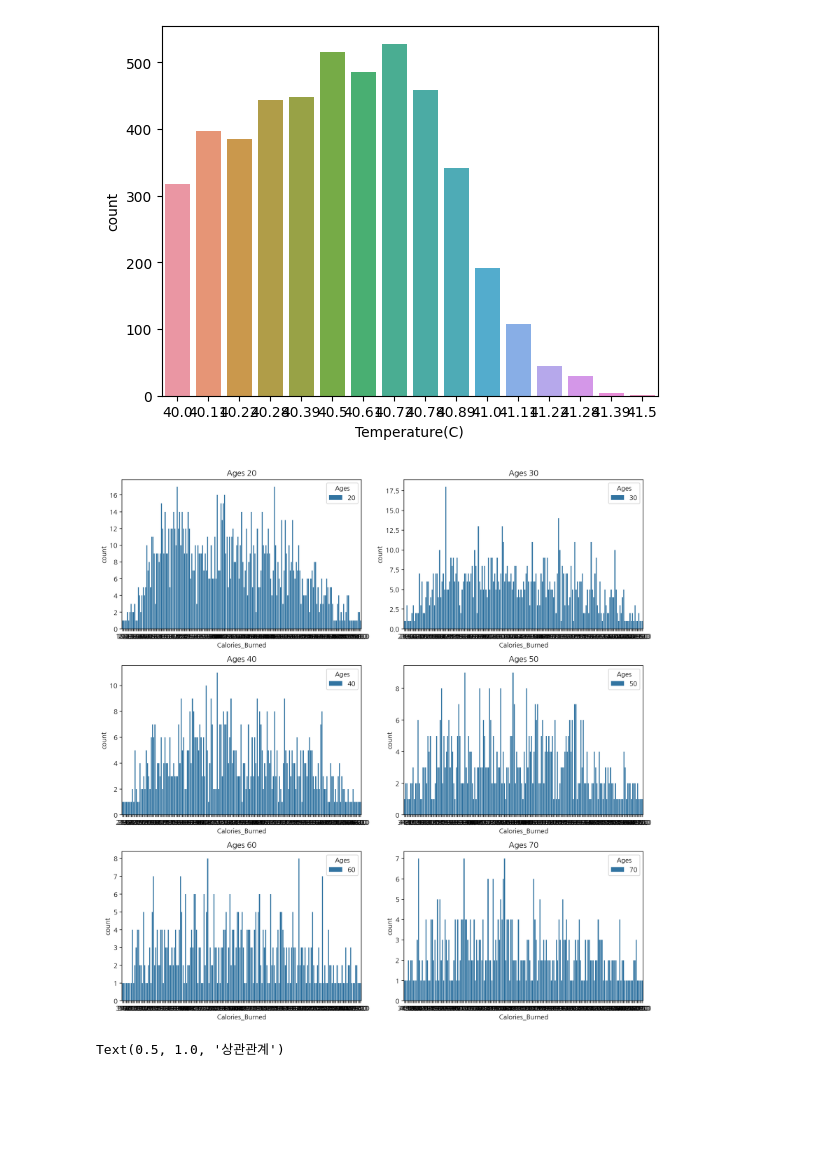
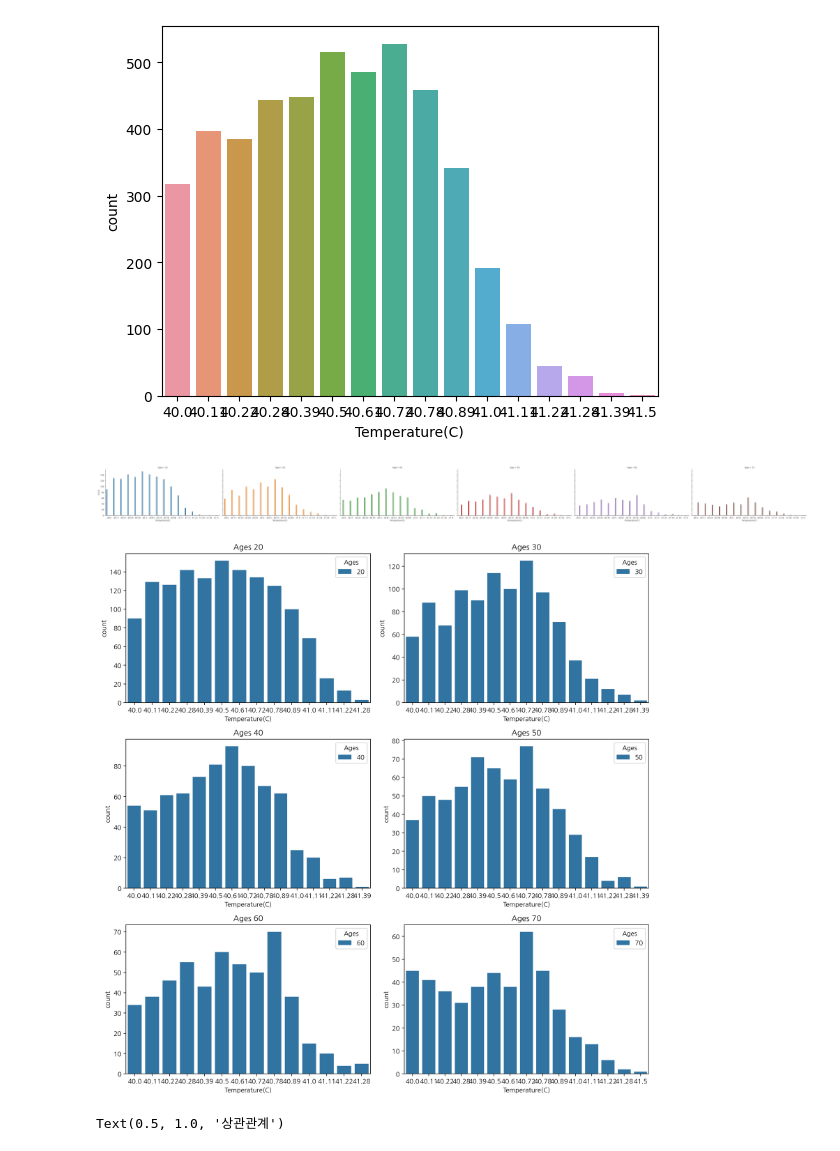
Before and after one commit to yu-hyun2/dacon, a Jupyter notebook: 데이콘 칼로리 예측 (1).ipynb, the cells around one changed output. Saved outputs shown, nothing was run; the diff lists cells and outputs as text; code cells hidden in the pictures; blank space fills up the shorter version.

```diff
--- a/데이콘 칼로리 예측 (1).ipynb
+++ b/데이콘 칼로리 예측 (1).ipynb
@@ -263,29 +263,31 @@ sns.countplot(x='Temperature(C)', data=dt)
 <AxesSubplot:xlabel='Temperature(C)', ylabel='count'>
 [figure]
 # %%
-g = sns.catplot(x="Calories_Burned", hue="Ages", col="Ages",
+g = sns.catplot(x="Temperature(C)", hue="Ages", col="Ages",
                 data=dt, kind="count",
                 height=4, aspect=2);
+# %% [output]
+[figure, added]
 # %%
 # 3행 2열의 서브플롯을 만든다.
 fig, axes = plt.subplots(nrows=3, ncols=2, figsize=(12, 12))
 
 # 'Ages' 열의 값을 가져온다.
 ages = sorted(dt['Ages'].unique())
 
 # 각각의 서브플롯에서 카테고리 플롯을 그린다.
 for i, ax in enumerate(axes.flatten()):
     if i < len(ages):
         age = ages[i]
-        sns.countplot(x='Calories_Burned', hue='Ages', data=dt[dt['Ages'] == age], ax=ax)
+        sns.countplot(x='Temperature(C)', hue='Ages', data=dt[dt['Ages'] == age], ax=ax)
         ax.set_title(f"Ages {age}")
     else:
         ax.set_visible(False)
 
 plt.tight_layout()
 plt.show()
 # %% [output]
-[figure, old version]
+[figure, new version]
 # %%
 corr = train.corr()
 
```
